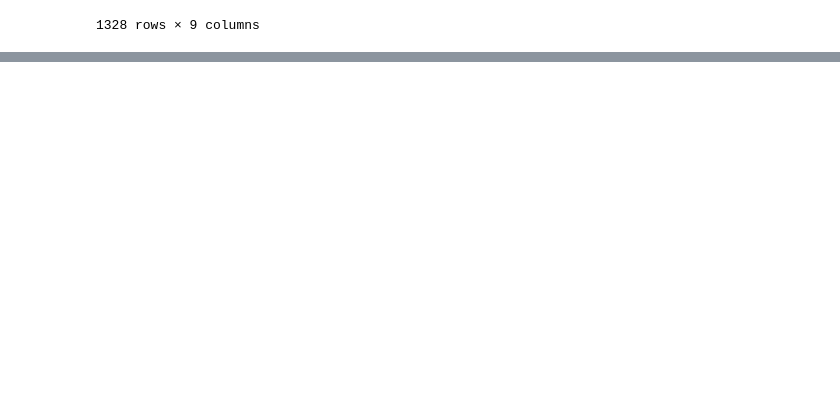
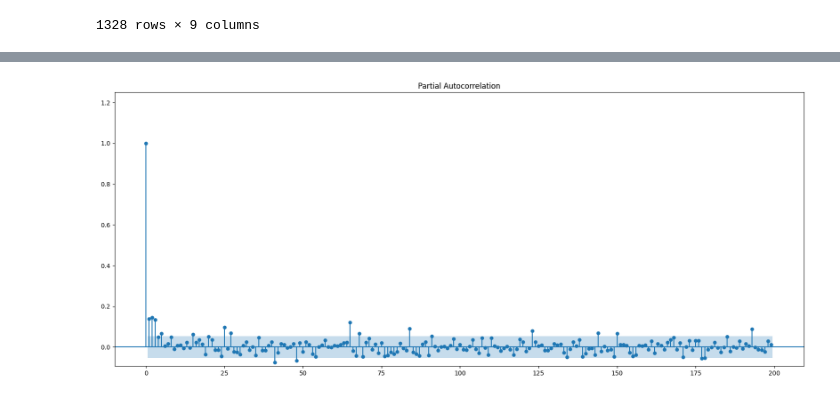
Before and after one commit to p4treina/trade_volume_prediction, a Jupyter notebook: notebooks/EDA.ipynb, the cells around one changed output, grey strips where cells are left out. Cells and saved outputs as stored; diff of their text form; code cells hidden in the pictures; blank space fills up the shorter version.

```diff
--- a/notebooks/EDA.ipynb
+++ b/notebooks/EDA.ipynb
@@ -81,0 +97,9 @@ all_data
+# %%
+fig, ax = plt.subplots(figsize=(20, 8))
+plt_pacf = plot_pacf(all_data['volume_gm'],
+                     ax = ax,
+                     lags = np.arange(200),
+                     auto_ylims = True,
+                     method='ywm')
+# %% [output]
+[figure, added]
```
Also changed, not shown: parts of 2 cells of this notebook, 4 other files.
